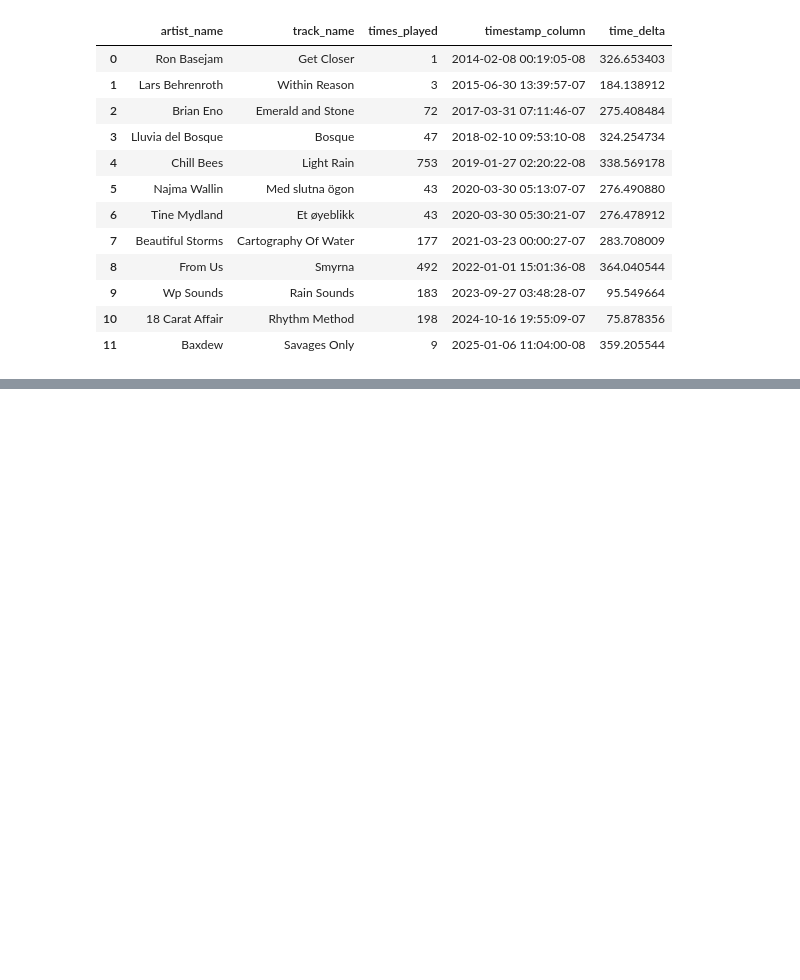
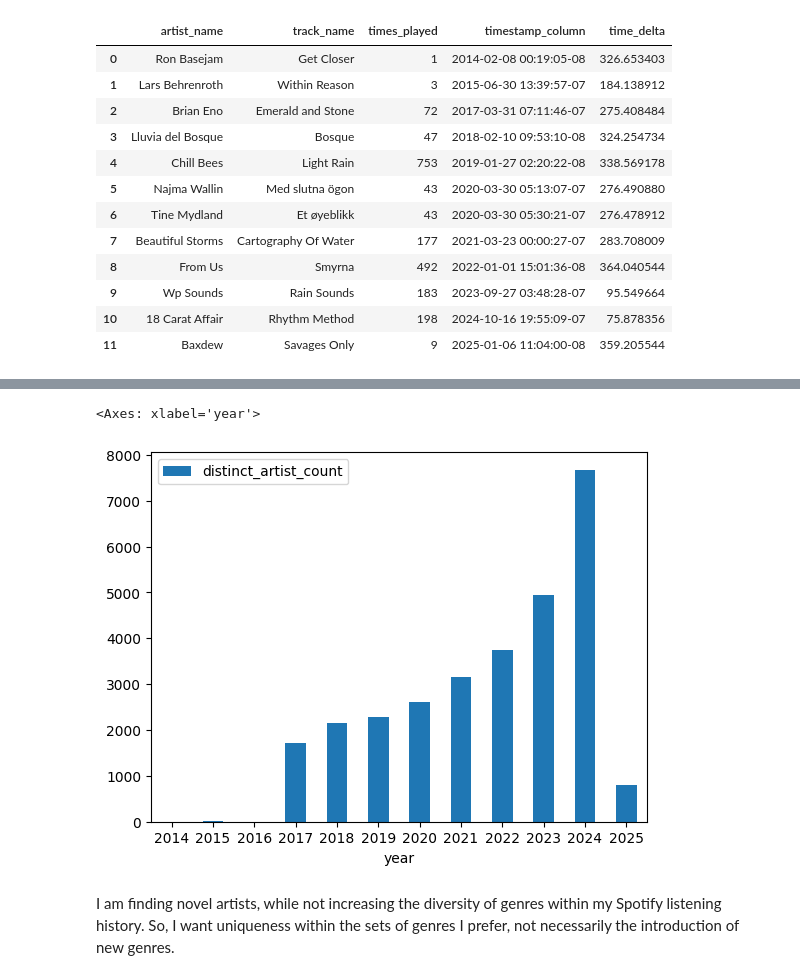
Before and after one commit to terryjbates/Spotify_Streaming_Data_Analysis, a Jupyter notebook: notebooks/Spotify_Streaming_Analysis.ipynb, the cells around one changed output, grey strips where cells are left out. Cells and saved outputs as stored; diff of their text form; code cells hidden in the pictures; blank space fills up the shorter version.

```diff
--- a/notebooks/Spotify_Streaming_Analysis.ipynb
+++ b/notebooks/Spotify_Streaming_Analysis.ipynb
@@ -2296,0 +2334,10 @@ The 18 Carat Affair track seems like a conscious decision on my part, given the
+# %%
+# Read in CSV for unique genre counts per year
+distinct_artists_by_year = \
+    pd.read_csv(query_output_path / 'distinct_artists_by_year.csv')
+distinct_artists_by_year.plot.bar(x='year', y='distinct_artist_count', rot=0)
+# %% [output]
+<Axes: xlabel='year'>
+[figure, added]
+# %% [markdown]
+I am finding novel artists, while not increasing the diversity of genres within my Spotify listening history. So, I want uniqueness within the sets of genres I prefer, not necessarily the introduction of new genres.
```
Also changed, not shown: parts of 9 cells of this notebook, 3 other files.
